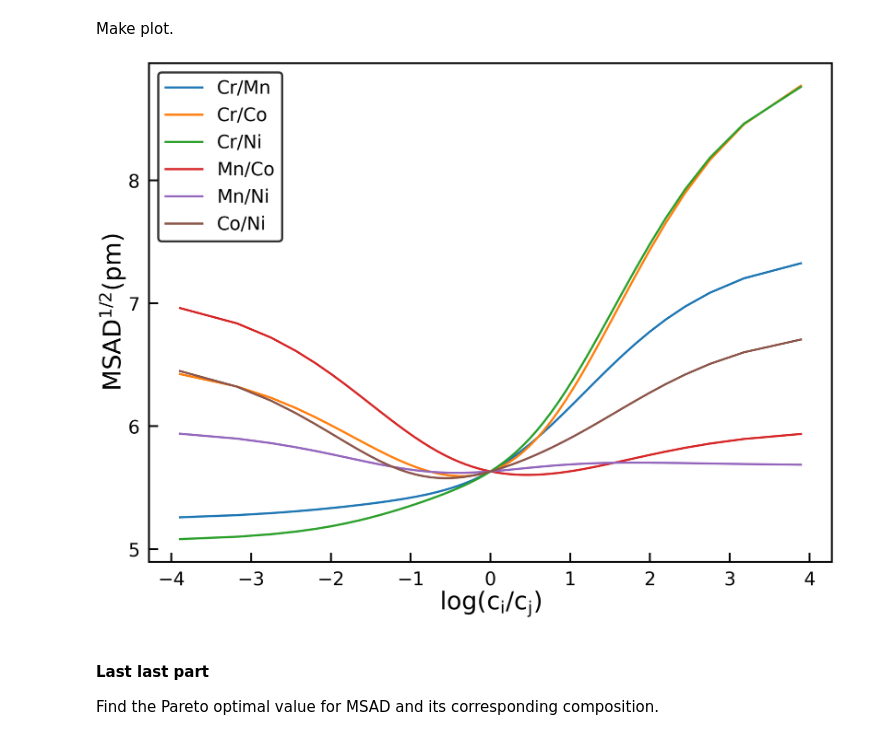
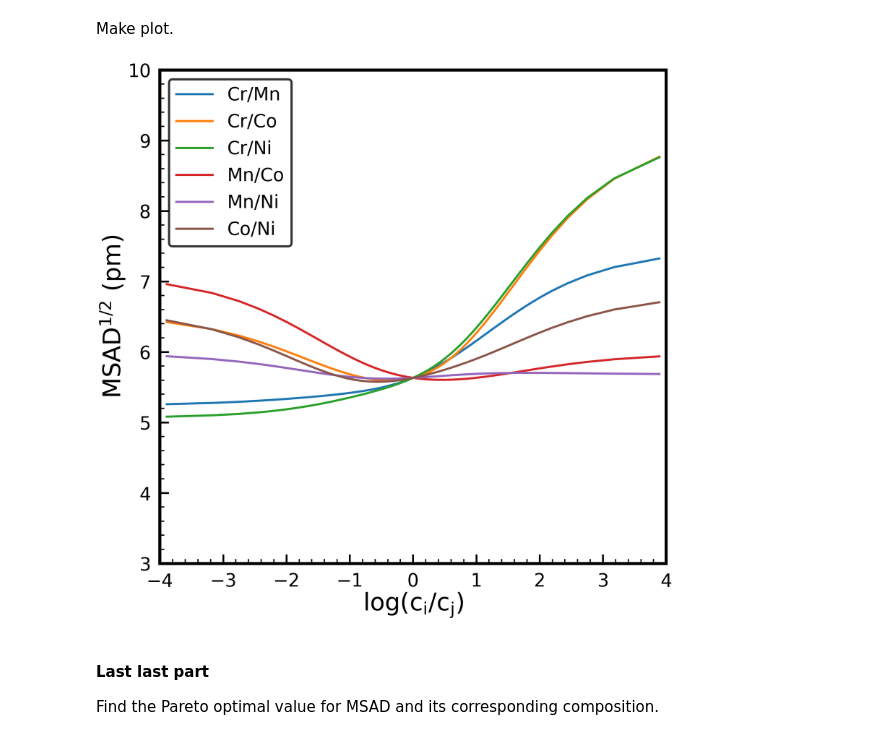
Before and after one commit to wzetto/MATools, a Jupyter notebook: CE_MC/cluster_ce_msad.ipynb, the cells around one changed output. Cells and saved outputs as stored; diff of their text form; code cells hidden in the pictures.

```diff
--- a/CE_MC/cluster_ce_msad.ipynb
+++ b/CE_MC/cluster_ce_msad.ipynb
@@ -2368,6 +2368,7 @@ Illustration of ECI-Cluster relationship.
 '''
 v_param = regr_ga.coef_
 v_0 = regr_ga.intercept_
+len_cum = 0
 
 embed_book_chosen = embed_book[eci_ind]
 cluster_type_chosen = embed_book_chosen.copy()
@@ -2380,7 +2381,12 @@ for i in range(len(cluster_type_chosen)):
         j = i + 3
     else:
         j = i + 1
-    cluster_type_chosen[i] = np.ones(len(cluster_type_chosen[i]))*j
+
+    len_s = len(cluster_type_chosen[i])
+    len_cum += len_s
+    print(j, len_cum, len_s)
+
+    cluster_type_chosen[i] = np.ones(len_s)*j
 
 cluster_type_chosen = np.concatenate(cluster_type_chosen)
 plt.plot(cluster_type_chosen, v_param, 'o')
@@ -2414,48 +2437,48 @@ with open(f'{pth_sav}ce_ratioresult.pkl', 'rb') as f:
 embed_type = ['Cr', 'Mn', 'Co', 'Ni']
 
 class MyLocator(matplotlib.ticker.AutoMinorLocator):
     def __init__(self, n=5):
         super().__init__(n=n)
 matplotlib.ticker.AutoMinorLocator = MyLocator
 
-new_ticksy = np.linspace(4, 8, 5)
 new_ticksx = np.linspace(-4, 4, 9)
-figsize = 40, 30
+new_ticksy = np.linspace(0, 10, 11)#×ø±ê·¶Î§ÉèÖÃ
+figsize = 30, 30#Í¼Ïñ³ß´ç
 figure, ax = plt.subplots(figsize = figsize)
+plt.rcParams["xtick.minor.visible"] =  True
+plt.rcParams["ytick.minor.visible"] =  True#ÏÔÊ¾´óÐ¡¿Ì¶ÈÏß
+plt.tick_params(labelsize=23, which = 'major', length = 30, width = 6, direction='in', color = 'k')
+plt.tick_params(which = 'minor', length = 15, width = 4, direction='in', color = 'k')#¿Ì¶ÈÏß²ÎÊýÉèÖÃ
 
-plt.tick_params(labelsize=23, which = 'major', length = 30, width = 6, direction='in', color = 'k')
-plt.tick_params(which = 'minor', length = 20, width = 4, direction='in', color = 'k')
-
-plt.rcParams["xtick.minor.visible"] =  True
-plt.rcParams["ytick.minor.visible"] =  True
-
-labels = ax.get_xticklabels() + ax.get_yticklabels()
-plt.ylabel('$\mathregular{MSAD^{1/2} (pm)}$', fontsize = 80, c = 'k')
-plt.xlabel('$\mathregular{\mathrm{log}(c_i/c_j}$)', fontsize = 80, c = 'k')
+labels = ax.get_xticklabels() + ax.get_yticklabels()#labelÉèÖÃ
+plt.ylabel(r'$\mathregular{MSAD^{1/2}\ (pm)}$', c = 'k', fontsize = 80)
+#plt.xlabel(r'(screw)', c = 'k', fontproperties = fonttype, fontsize = 100, loc = 'left')
+plt.xlabel(r'$\mathregular{log(c_i/c_j)}$', c = 'k', fontsize = 80)#label³ß´çÉèÖÃ
 plt.xticks(new_ticksx, c = 'k', fontsize = 60)
 plt.yticks(new_ticksy, c = 'k', fontsize = 60)
+ax.tick_params(pad = 30)
 
-ax.tick_params(pad = 30)
-bwith = 6
+plt.axis([-4, 4, 3, 10])#×ø±êÖáÏÔÊ¾·¶Î§
+bwith = 10
 ax.spines['bottom'].set_linewidth(bwith)
 ax.spines['left'].set_linewidth(bwith)
 ax.spines['top'].set_linewidth(bwith)
-ax.spines['right'].set_linewidth(bwith)
+ax.spines['right'].set_linewidth(bwith)#ÉèÖÃ×ø±êÖá±ß¿ò
 
 for i, j in combinations(range(4), 2):
     pair_type = embed_type[i] + '/' + embed_type[j]
     ratio_ = np.log(ce_ratioresult[pair_type+'_ratio'])
     msad_ = ce_ratioresult[pair_type+'_msad']
     plt.plot(ratio_, msad_, label=pair_type, linewidth=7)
 
 legend = plt.legend(fontsize=60, edgecolor='black', )
 legend.set_frame_on(True)
 legend.get_frame().set_linewidth(7)
 legend.get_frame().set_edgecolor("k")
 
 plt.show()
 # %% [output]
-[figure, old version]
+[figure, new version]
 # %% [markdown]
 #### Last last part
 
```
Also changed, not shown: parts of 1 cell of this notebook, 5 other files.
